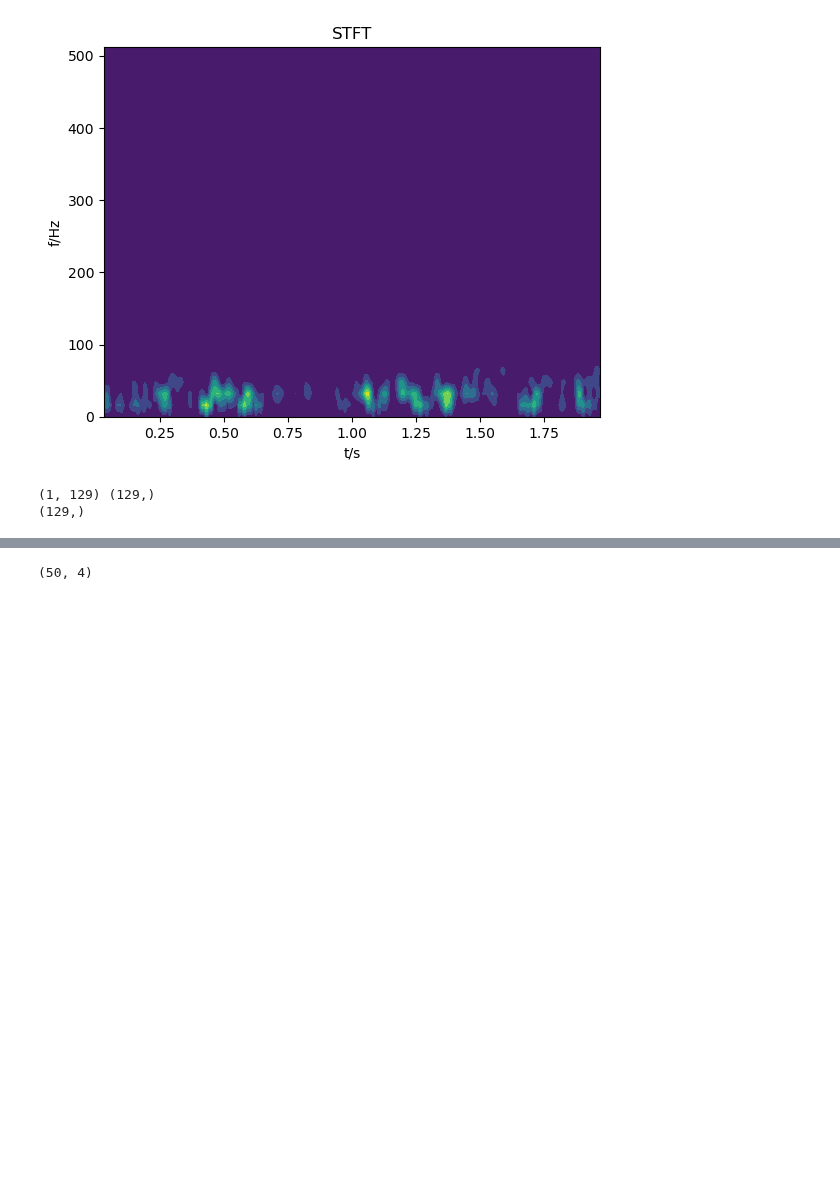
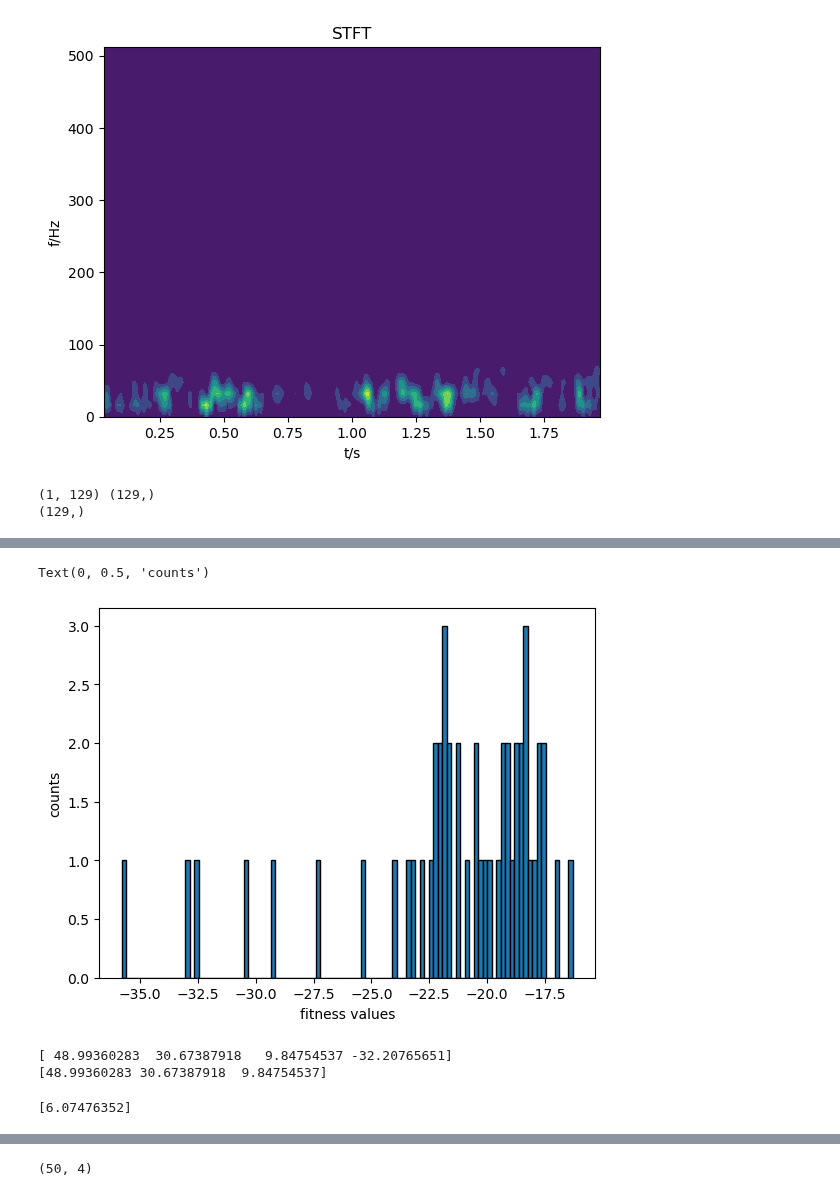
Before and after one commit to ljq2088/DATASCIENCE_COURSE, a Jupyter notebook: exercise/topic5/crcb_pso.ipynb, the cells around one changed output, grey strips where cells are left out. Drawn from its saved outputs; the diff is of its cells as text; code cells hidden in the pictures; blank space fills up the shorter version.

```diff
--- a/exercise/topic5/crcb_pso.ipynb
+++ b/exercise/topic5/crcb_pso.ipynb
@@ -621,0 +685,23 @@ print(A)
+# %%
+plt.hist(results[:,3],bins=100,edgecolor='black',label="$Fitness values$")
+plt.xlabel('fitness values')
+plt.ylabel('counts')
+# %% [output]
+Text(0, 0.5, 'counts')
+[figure, added]
+# %%
+threshold=-28
+best_loc=sum(results[results[:,3]<threshold])/(results[results[:,3]<threshold].shape[0])
+print(best_loc)
+print(best_loc[:3])
+# %% [output]
+[ 48.99360283  30.67387918   9.84754537 -32.20765651]
+[48.99360283 30.67387918  9.84754537]
+# %%
+
+A=np.sqrt(-GLRT(best_loc[:3],t_a,Pxx,samp_freq,h_array_a))
+#A=A/abs(inner_prod(np.sin(2*pi*(results[0]*t_a+results[1]*t_a*t_a+results[2]*t_a*t_a*t_a)),np.sin(2*pi*(results[0]*t_a+results[1]*t_a*t_a+results[2]*t_a*t_a*t_a)),samp_freq,Pxx))
+print(A)
+q_n=np.sqrt(inner_prod(np.sin(2*pi*(best_loc[0]*t_a+best_loc[1]*t_a*t_a+best_loc[2]*t_a*t_a*t_a)),np.sin(2*pi*(best_loc[0]*t_a+best_loc[1]*t_a*t_a+best_loc[2]*t_a*t_a*t_a)),samp_freq,Pxx))
+# %% [output]
+[6.07476352]
```
Also changed, not shown: parts of 12 cells of this notebook, 2 other files.
